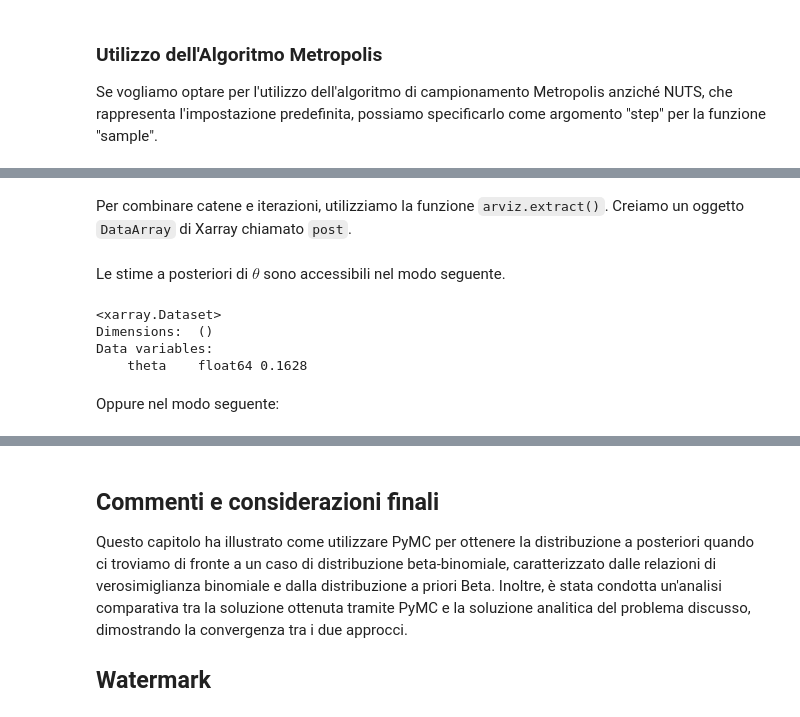
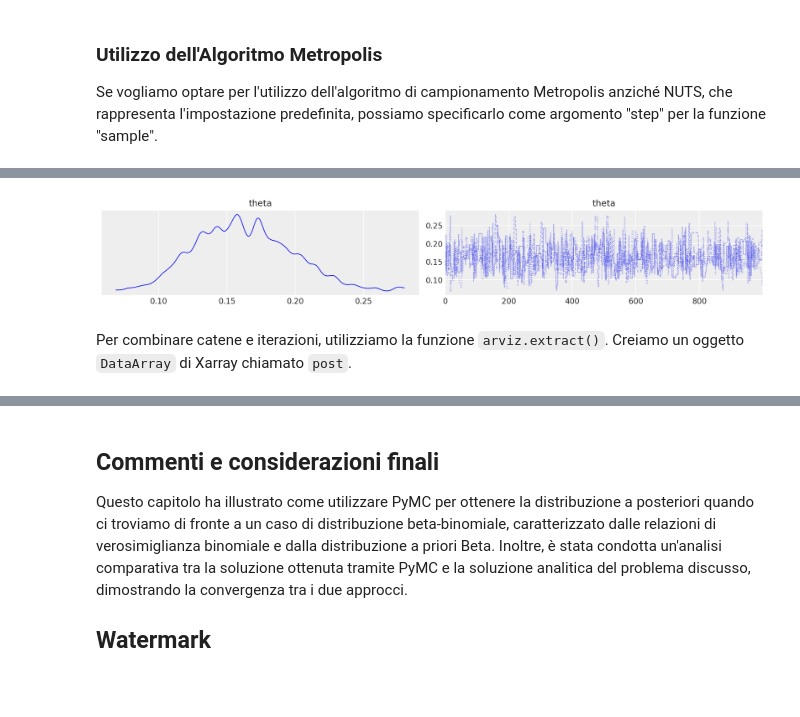
Before and after one commit to ccaudek/ds4psy, a Jupyter notebook: chapter_4/11_beta_binomial_pymc.ipynb, the cells around one changed output, grey strips where cells are left out. Saved outputs shown, nothing was run; the diff lists cells and outputs as text; code cells hidden in the pictures; blank space fills up the shorter version.

```diff
--- a/chapter_4/07_beta_binomial_pymc.ipynb
+++ b/chapter_4/11_beta_binomial_pymc.ipynb
@@ -239,3 +193,7 @@ az.plot_posterior(
+# %%
+az.plot_trace(metropolis_idata, combined=True);
+# %% [output]
+[figure, added]
 # %% [markdown]
 Per combinare catene e iterazioni, utilizziamo la funzione `arviz.extract()`. Creiamo un oggetto `DataArray` di Xarray chiamato `post`.
 # %%
@@ -243,11 +200,0 @@ post = az.extract(idata)
-# %% [markdown]
-Le stime a posteriori di $\theta$ sono accessibili nel modo seguente.
-# %%
-post.mean()
-# %% [output]
-<xarray.Dataset>
-Dimensions:  ()
-Data variables:
-    theta    float64 0.1628
-# %% [markdown]
-Oppure nel modo seguente:
```
Also changed, not shown: parts of 36 cells of this notebook, 15 other files.
